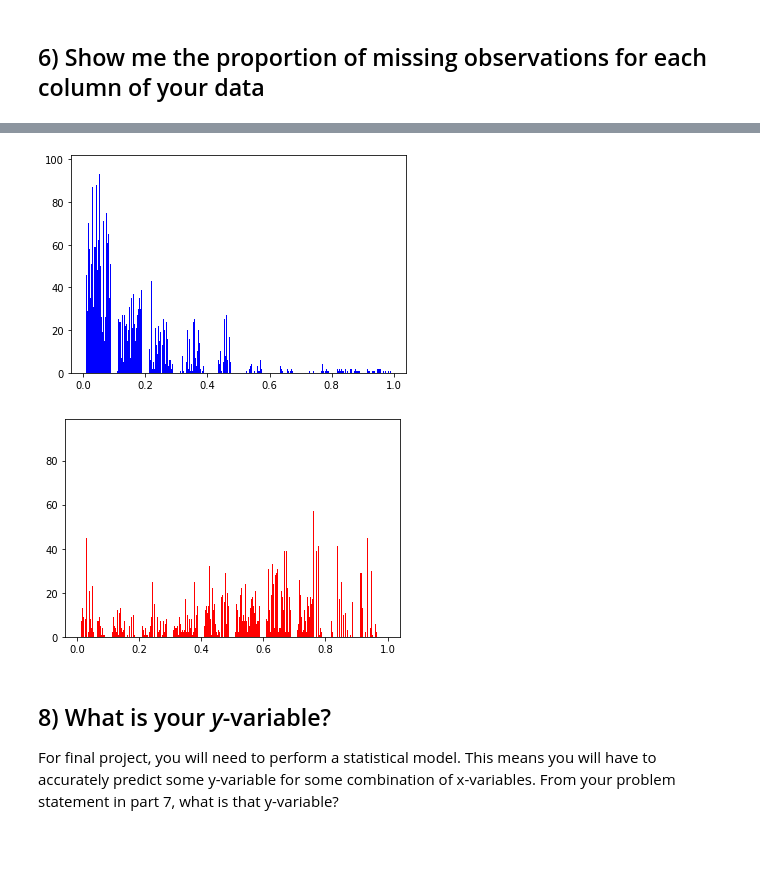
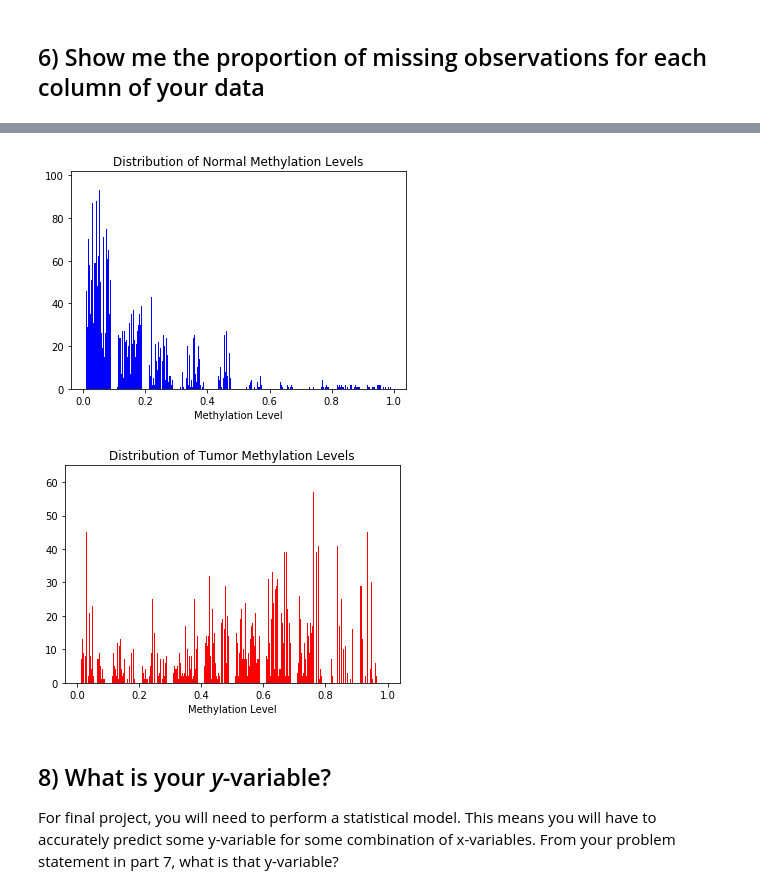
Before and after one commit to kmfunder/final-project, a Jupyter notebook: final-project.ipynb, the cells around one changed output, grey strips where cells are left out. Cells and saved outputs as stored; diff of their text form; code cells hidden in the pictures; blank space fills up the shorter version.

```diff
--- a/final-project.ipynb
+++ b/final-project.ipynb
@@ -155,13 +156,18 @@ Length: 1752, dtype: float64
 # %%
 #plotting distribution of normal samples
 plt.hist(TCGA.loc[TCGA_class == 0,:], range = (0,1), facecolor = 'blue');
+plt.title('Distribution of Normal Methylation Levels');
+plt.xlabel('Methylation Level');
 # %% [output]
-[figure, old version]
+[figure, new version]
 # %%
 #plotting distribution of tumor samples
 plt.hist(TCGA.loc[TCGA_class == 1,:], range = (0,1), facecolor = 'red');
+plt.title('Distribution of Tumor Methylation Levels');
+plt.xlabel('Methylation Level');
+plt.ylim([0,65]);
 # %% [output]
-[figure, old version]
+[figure, new version]
 # %% [markdown]
 ## 8) What is your _y_-variable?
 For final project, you will need to perform a statistical model. This means you will have to accurately predict some y-variable for some combination of x-variables. From your problem statement in part 7, what is that y-variable?
```
Also changed, not shown: parts of 21 cells of this notebook.
